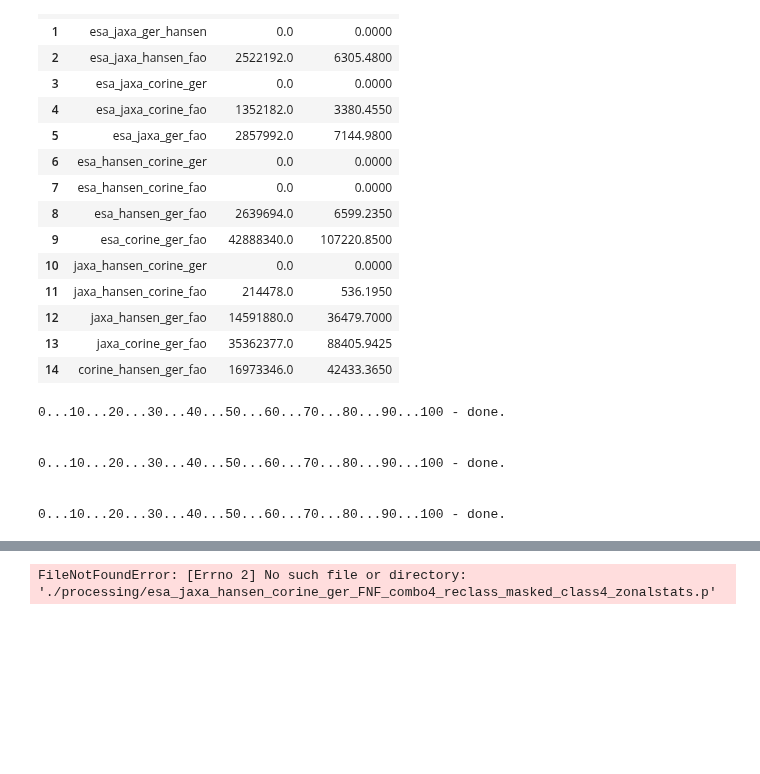
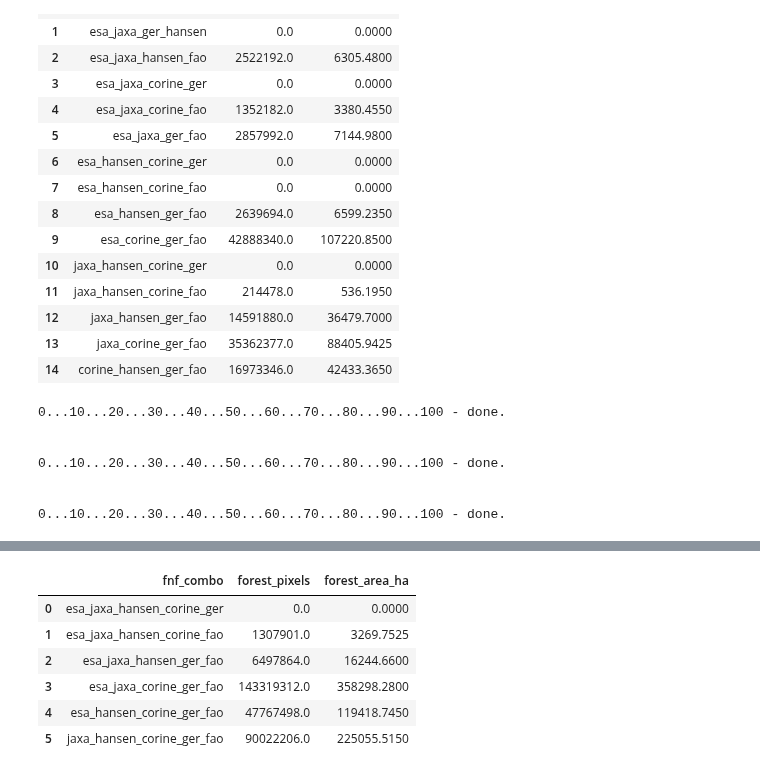
Before and after one commit to n-mo92/nm_forest_thesis, a Jupyter notebook: rq1_step3_comp.ipynb, the cells around one changed output, grey strips where cells are left out. Cells and saved outputs as stored; diff of their text form; code cells hidden in the pictures; blank space fills up the shorter version.

```diff
--- a/rq1_step3_comp.ipynb
+++ b/rq1_step3_comp.ipynb
@@ -1773,12 +1791,12 @@ zonal_stats_sum_only(natura, class5_outputs)
 # CLASS 5: FORMAT & EXPORT
 
 # Load the class 5 zonal stats output
-esa_jaxa_hansen_corine_ger_class5_stats = pickle.load(open("./processing/esa_jaxa_hansen_corine_ger_FNF_combo4_reclass_masked_class4_zonalstats.p", "rb"))
-esa_jaxa_hansen_corine_fao_class5_stats = pickle.load(open("./processing/esa_jaxa_hansen_corine_fao_FNF_combo4_reclass_masked_class4_zonalstats.p", "rb"))
-esa_jaxa_hansen_ger_fao_class5_stats = pickle.load(open("./processing/esa_jaxa_hansen_ger_faoFNF_combo4_reclass_masked_class4_zonalstats.p", "rb"))
-esa_jaxa_corine_ger_fao_class5_stats = pickle.load(open("./processing/esa_jaxa_corine_ger_fao_FNF_combo4_reclass_masked_class4_zonalstats.p", "rb"))
-esa_hansen_corine_ger_fao_class5_stats = pickle.load(open("./processing/esa_hansen_corine_ger_fao_FNF_combo4_reclass_masked_class4_zonalstats.p", "rb"))
-jaxa_hansen_corine_ger_fao_class5_stats = pickle.load(open("./processing/jaxa_hansen_corine_ger_fao_FNF_combo4_reclass_masked_class4_zonalstats.p", "rb"))
+esa_jaxa_hansen_corine_ger_class5_stats = pickle.load(open("./processing/esa_jaxa_hansen_corine_ger_FNF_combo5_reclass_masked_class5_zonalstats.p", "rb"))
+esa_jaxa_hansen_corine_fao_class5_stats = pickle.load(open("./processing/esa_jaxa_hansen_corine_fao_FNF_combo5_reclass_masked_class5_zonalstats.p", "rb"))
+esa_jaxa_hansen_ger_fao_class5_stats = pickle.load(open("./processing/esa_jaxa_hansen_ger_fao_FNF_combo5_reclass_masked_class5_zonalstats.p", "rb"))
+esa_jaxa_corine_ger_fao_class5_stats = pickle.load(open("./processing/esa_jaxa_corine_ger_fao_FNF_combo5_reclass_masked_class5_zonalstats.p", "rb"))
+esa_hansen_corine_ger_fao_class5_stats = pickle.load(open("./processing/esa_hansen_corine_ger_fao_FNF_combo5_reclass_masked_class5_zonalstats.p", "rb"))
+jaxa_hansen_corine_ger_fao_class5_stats = pickle.load(open("./processing/jaxa_hansen_corine_ger_fao_FNF_combo5_reclass_masked_class5_zonalstats.p", "rb"))
 
 # Combine into a single class2 df
 tree_map_class5 = pd.concat([esa_jaxa_hansen_corine_ger_class5_stats,
@@ -1789,31 +1807,37 @@ tree_map_class5 = pd.concat([esa_jaxa_hansen_corine_ger_class5_stats,
                              jaxa_hansen_corine_ger_fao_class5_stats
                              ], axis=1)
 
 # Rename the columns to their corresponding FNF map
 tree_map_class5.columns = ["esa_jaxa_hansen_corine_ger",
                            "esa_jaxa_hansen_corine_fao",
                            "esa_jaxa_hansen_ger_fao",
                            "esa_jaxa_corine_ger_fao",
                            "esa_hansen_corine_ger_fao",
                            "jaxa_hansen_corine_ger_fao",
                            ]
 
 # Sum all rows to get one value per column
 tree_map_class5_sum = pd.DataFrame(tree_map_class5.sum(), columns=["sum"])
 
 # Add new column for area (ha) results
 tree_map_class5_sum["sum_ha"] = tree_map_class5_sum["sum"] * 0.0025
 
 # Reset index so that the combo map name becomes a proper column
 tree_map_class5_sum = tree_map_class5_sum.reset_index()
 
 # Rename the columns
 tree_map_class5_sum.columns = ["fnf_combo", "forest_pixels", "forest_area_ha"]
 
 # Export the class 5 combo df as a csv
 tree_map_class5_sum.to_csv("./outputs/treemap_class5_fnfcombo_natura_stats.csv")
 
 # Check
 tree_map_class5_sum
 # %% [output]
-FileNotFoundError: [Errno 2] No such file or directory: './processing/esa_jaxa_hansen_corine_ger_FNF_combo4_reclass_masked_class4_zonalstats.p'
+|  | fnf_combo | forest_pixels | forest_area_ha |
+| 0 | esa_jaxa_hansen_corine_ger | 0.0 | 0.0000 |
+| 1 | esa_jaxa_hansen_corine_fao | 1307901.0 | 3269.7525 |
+| 2 | esa_jaxa_hansen_ger_fao | 6497864.0 | 16244.6600 |
+| 3 | esa_jaxa_corine_ger_fao | 143319312.0 | 358298.2800 |
+| 4 | esa_hansen_corine_ger_fao | 47767498.0 | 119418.7450 |
+| 5 | jaxa_hansen_corine_ger_fao | 90022206.0 | 225055.5150 |
```
Also changed, not shown: parts of 2 cells of this notebook.
